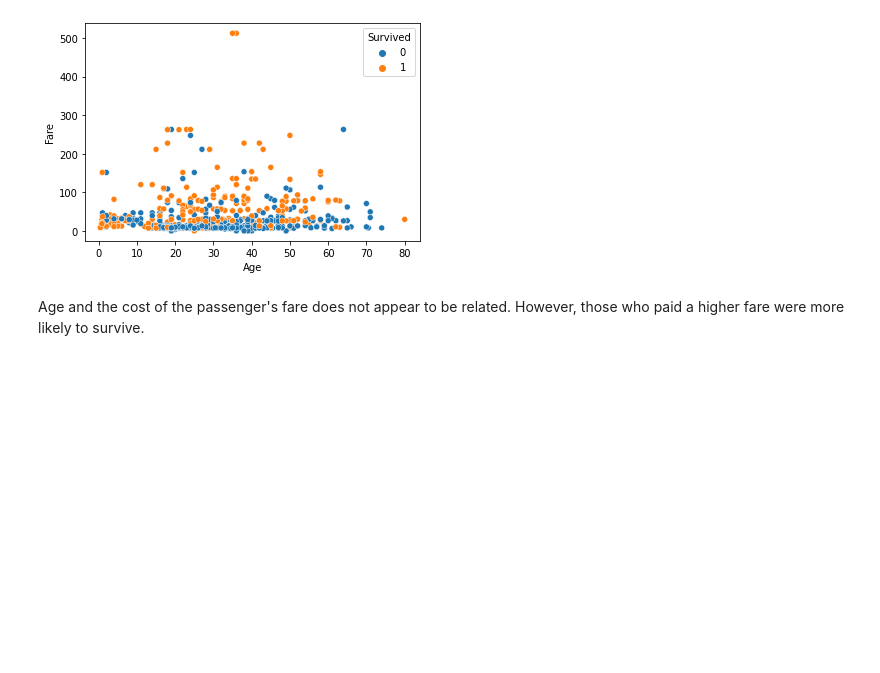
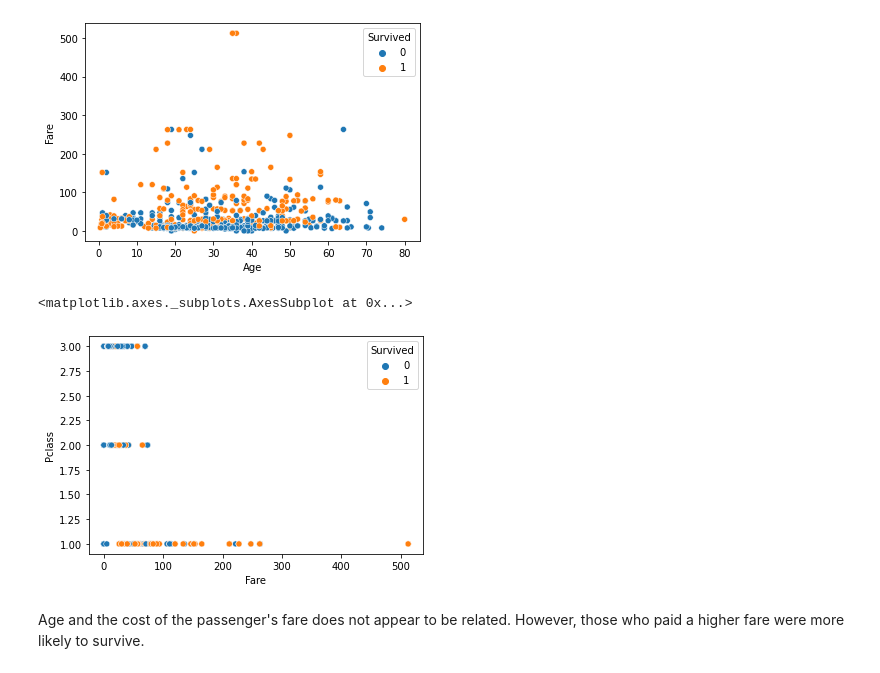
Before and after one commit to EmilyB78/Java-appointment-scheduling-application, a Jupyter notebook: Titanic_Survivor_Data_Analysis.ipynb, the cells around one changed output. Drawn from its saved outputs; the diff is of its cells as text; code cells hidden in the pictures; blank space fills up the shorter version.

```diff
--- a/Titanic_Survivor_Data_Analysis.ipynb
+++ b/Titanic_Survivor_Data_Analysis.ipynb
@@ -39,6 +39,11 @@ sns.scatterplot(x='Age', y= 'Fare', data=survivor_data, hue= 'Survived')
 # %% [output]
 <matplotlib.axes._subplots.AxesSubplot at 0x...>
 [figure]
+# %%
+sns.scatterplot(data=survivor_data,x='Fare',y='Pclass',hue='Survived')
+# %% [output]
+<matplotlib.axes._subplots.AxesSubplot at 0x...>
+[figure, added]
 # %% [markdown]
 Age and the cost of the passenger's fare does not appear to be related. However, those who paid a higher fare were more likely to survive.
 # %% [markdown]
```
Also changed, not shown: parts of 16 cells of this notebook.
